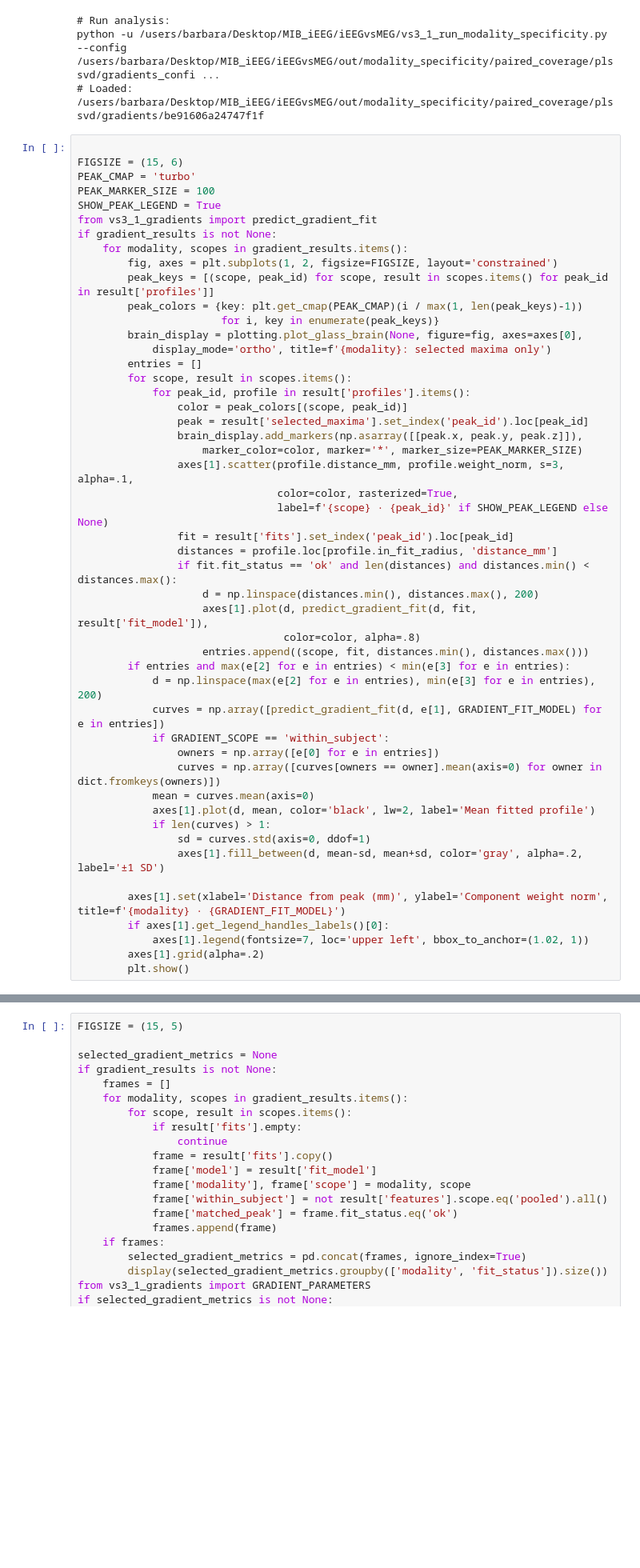
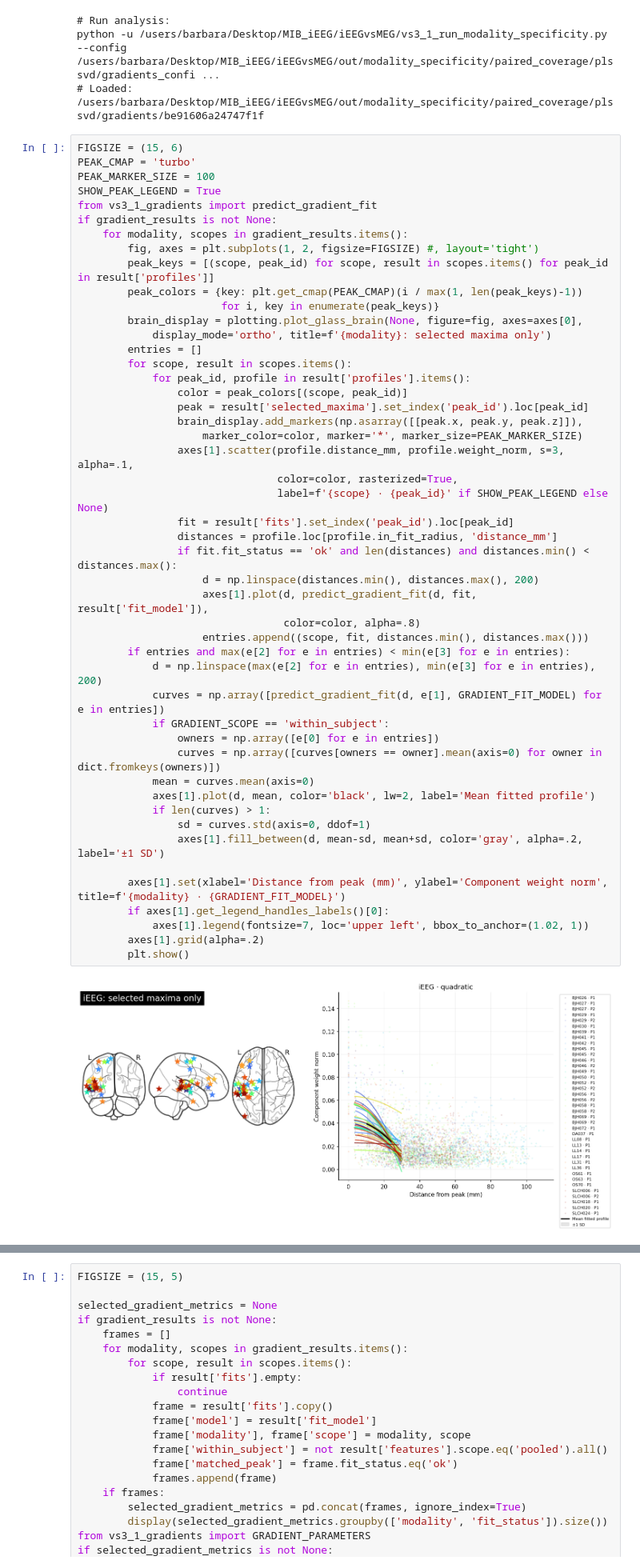
Before and after one commit to barbaragrosjean/MIB_iEEG, a Jupyter notebook: iEEGvsMEG/vs3_1_modality_specificity.ipynb, the cells around one changed output, grey strips where cells are left out. Shown at 80% size. Cells and saved outputs as stored; diff of their text form; blank space fills up the shorter version.

```diff
--- a/iEEGvsMEG/vs3_1_modality_specificity.ipynb
+++ b/iEEGvsMEG/vs3_1_modality_specificity.ipynb
@@ -312,7 +312,6 @@ gradient_results = prepare_analysis(config, 'gradients', OUTPUT_DIR / 'gradients
 python -u /users/barbara/Desktop/MIB_iEEG/iEEGvsMEG/vs3_1_run_modality_specificity.py --config /users/barbara/Desktop/MIB_iEEG/iEEGvsMEG/out/modality_specificity/paired_coverage/plssvd/gradients_confi ...
 # Loaded: /users/barbara/Desktop/MIB_iEEG/iEEGvsMEG/out/modality_specificity/paired_coverage/plssvd/gradients/be91606a24747f1f
 # %%
-
 FIGSIZE = (15, 6)
 PEAK_CMAP = 'turbo'
 PEAK_MARKER_SIZE = 100
@@ -320,7 +319,7 @@ SHOW_PEAK_LEGEND = True
 from vs3_1_gradients import predict_gradient_fit
 if gradient_results is not None:
     for modality, scopes in gradient_results.items():
-        fig, axes = plt.subplots(1, 2, figsize=FIGSIZE, layout='constrained')
+        fig, axes = plt.subplots(1, 2, figsize=FIGSIZE) #, layout='tight')
         peak_keys = [(scope, peak_id) for scope, result in scopes.items() for peak_id in result['profiles']]
         peak_colors = {key: plt.get_cmap(PEAK_CMAP)(i / max(1, len(peak_keys)-1))
                        for i, key in enumerate(peak_keys)}
@@ -333,30 +332,32 @@ if gradient_results is not None:
                 peak = result['selected_maxima'].set_index('peak_id').loc[peak_id]
                 brain_display.add_markers(np.asarray([[peak.x, peak.y, peak.z]]),
                     marker_color=color, marker='*', marker_size=PEAK_MARKER_SIZE)
                 axes[1].scatter(profile.distance_mm, profile.weight_norm, s=3, alpha=.1,
                                 color=color, rasterized=True,
                                 label=f'{scope} · {peak_id}' if SHOW_PEAK_LEGEND else None)
                 fit = result['fits'].set_index('peak_id').loc[peak_id]
                 distances = profile.loc[profile.in_fit_radius, 'distance_mm']
                 if fit.fit_status == 'ok' and len(distances) and distances.min() < distances.max():
                     d = np.linspace(distances.min(), distances.max(), 200)
                     axes[1].plot(d, predict_gradient_fit(d, fit, result['fit_model']),
                                  color=color, alpha=.8)
                     entries.append((scope, fit, distances.min(), distances.max()))
         if entries and max(e[2] for e in entries) < min(e[3] for e in entries):
             d = np.linspace(max(e[2] for e in entries), min(e[3] for e in entries), 200)
             curves = np.array([predict_gradient_fit(d, e[1], GRADIENT_FIT_MODEL) for e in entries])
             if GRADIENT_SCOPE == 'within_subject':
                 owners = np.array([e[0] for e in entries])
                 curves = np.array([curves[owners == owner].mean(axis=0) for owner in dict.fromkeys(owners)])
             mean = curves.mean(axis=0)
             axes[1].plot(d, mean, color='black', lw=2, label='Mean fitted profile')
             if len(curves) > 1:
                 sd = curves.std(axis=0, ddof=1)
                 axes[1].fill_between(d, mean-sd, mean+sd, color='gray', alpha=.2, label='±1 SD')
 
         axes[1].set(xlabel='Distance from peak (mm)', ylabel='Component weight norm', title=f'{modality} · {GRADIENT_FIT_MODEL}')
         if axes[1].get_legend_handles_labels()[0]:
             axes[1].legend(fontsize=7, loc='upper left', bbox_to_anchor=(1.02, 1))
         axes[1].grid(alpha=.2)
         plt.show()
+# %% [output]
+[figure, added]
```
Also changed, not shown: parts of 4 cells of this notebook.
